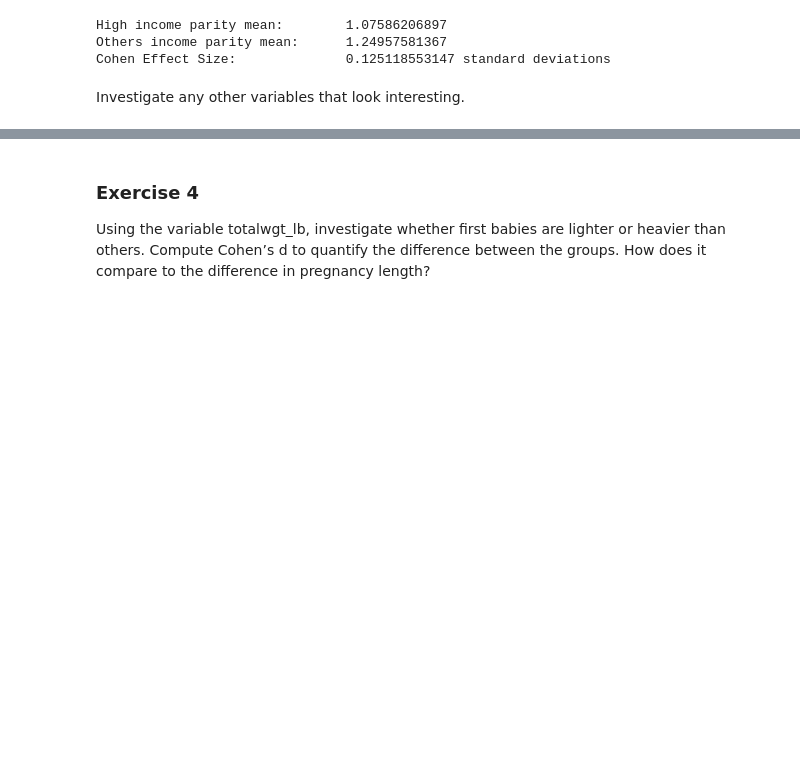
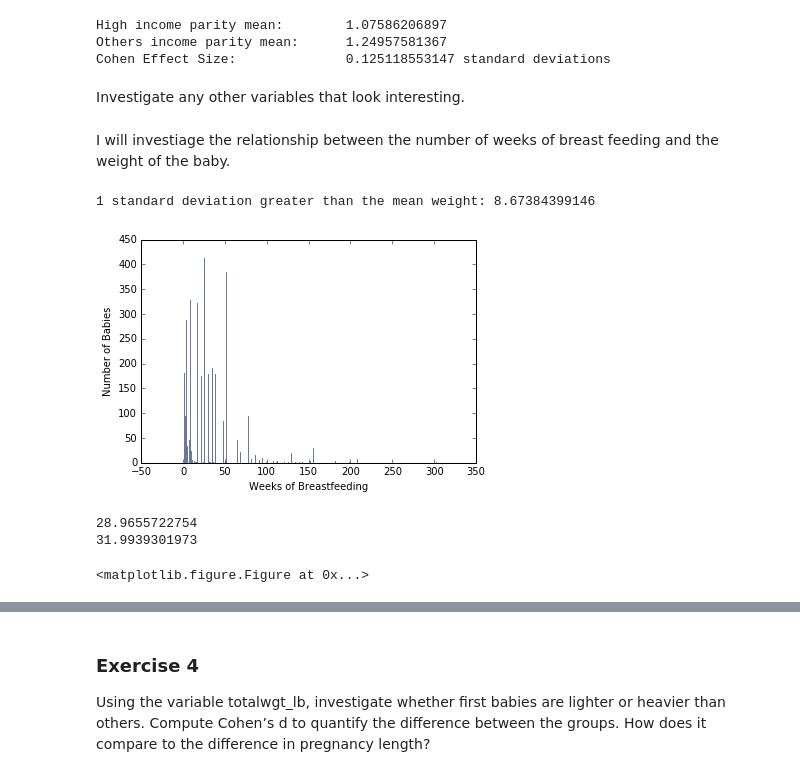
Before and after one commit to Pratool/DataScience16, a Jupyter notebook: ThinkStats2/chap02ex.ipynb, the cells around one changed output, grey strips where cells are left out. Cells and saved outputs as stored; diff of their text form; code cells hidden in the pictures; blank space fills up the shorter version.

```diff
--- a/ThinkStats2/chap02ex.ipynb
+++ b/ThinkStats2/chap02ex.ipynb
@@ -130,3 +132,23 @@ Others income parity mean:      1.24957581367
 Cohen Effect Size:              0.125118553147 standard deviations
 # %% [markdown]
 Investigate any other variables that look interesting.
+# %% [markdown]
+I will investiage the relationship between the number of weeks of breast feeding and the weight of the baby.
+# %%
+import numpy as np
+
+bfeedwks = nsfg_preg['bfeedwks'][ (nsfg_preg['bfeedwks'] <= 993) ]
+higher_wgts = nsfg_preg['totalwgt_lb'].mean() + np.std(nsfg_preg['totalwgt_lb'])
+print "1 standard deviation greater than the mean weight:", higher_wgts
+
+hist_bfeedwks = thinkstats2.Hist(bfeedwks)
+thinkplot.Hist(hist_bfeedwks)
+#thinkplot.Config(title='Weeks of Breast Feeding')
+thinkplot.Show(xlabel='Weeks of Breastfeeding', \
+               ylabel='Number of Babies')
+# %% [output]
+1 standard deviation greater than the mean weight: 8.67384399146
+[figure, added]
+28.9655722754
+31.9939301973
+<matplotlib.figure.Figure at 0x...>
```
Also changed, not shown: parts of 6 cells of this notebook.
